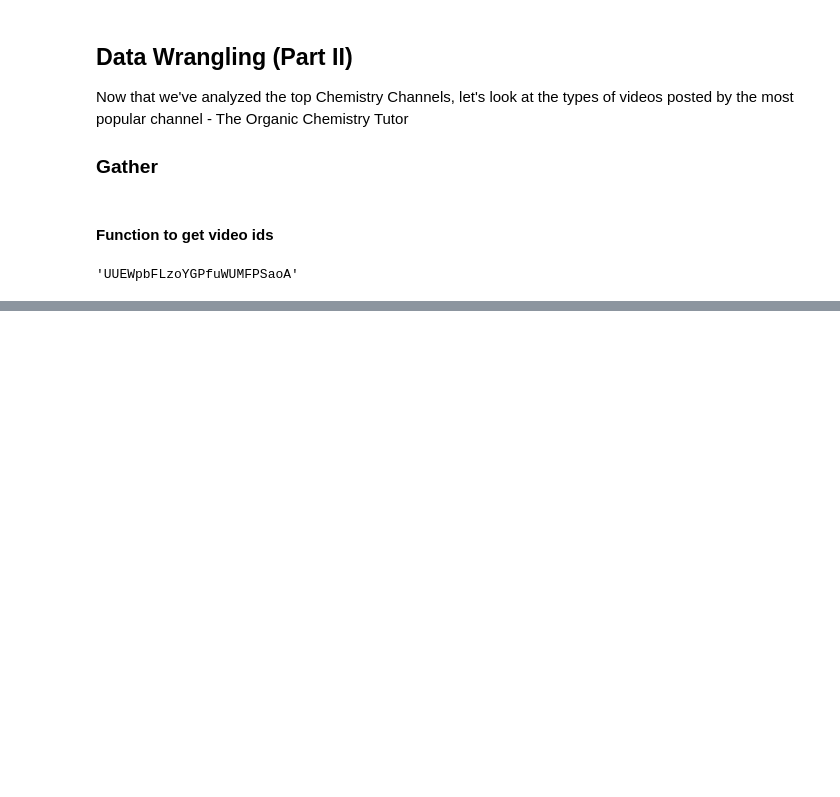
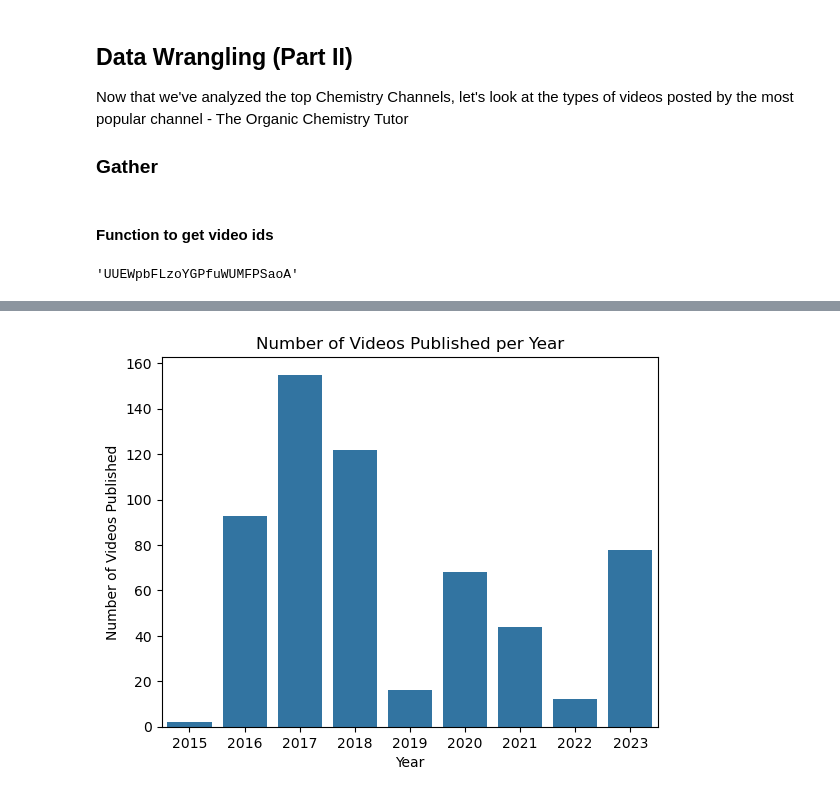
Before and after one commit to andilore/chemistry-youtube-videos, a Jupyter notebook: Chemistry YT Videos.ipynb, the cells around one changed output, grey strips where cells are left out. Saved outputs shown, nothing was run; the diff lists cells and outputs as text; code cells hidden in the pictures; blank space fills up the shorter version.

```diff
--- a/Chemistry YT Videos.ipynb
+++ b/Chemistry YT Videos.ipynb
@@ -402,0 +610,3 @@ TypeError: Got an unexpected keyword argument q
+# %%
+video_data['Year'] = video_data['Date'].dt.year
+video_data.head()
@@ -402,0 +620,8 @@ TypeError: Got an unexpected keyword argument q
+# %%
+sb.countplot(data = video_data, x='Year');
+
+plt.xlabel('Year');
+plt.ylabel('Number of Videos Published');
+plt.title('Number of Videos Published per Year');
+# %% [output]
+[figure, added]
```
Also changed, not shown: parts of 39 cells of this notebook.
